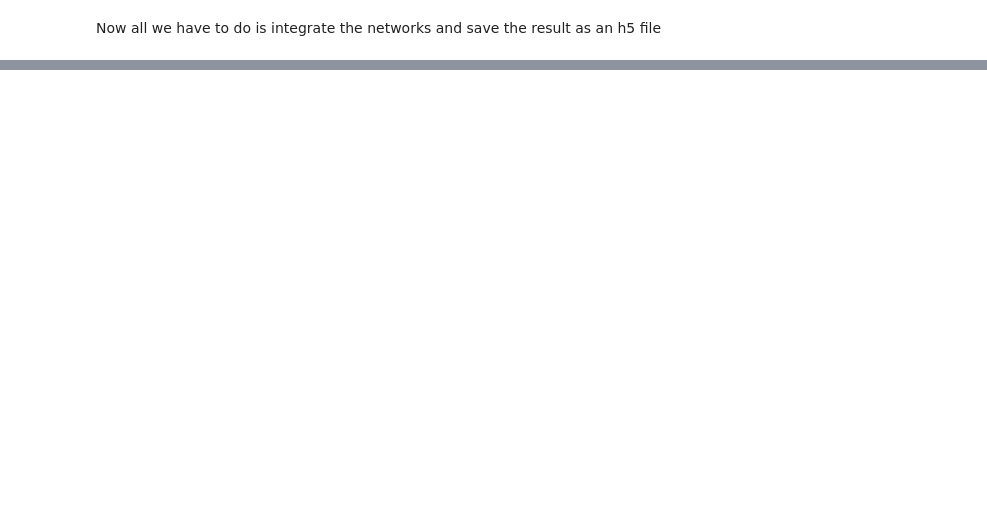
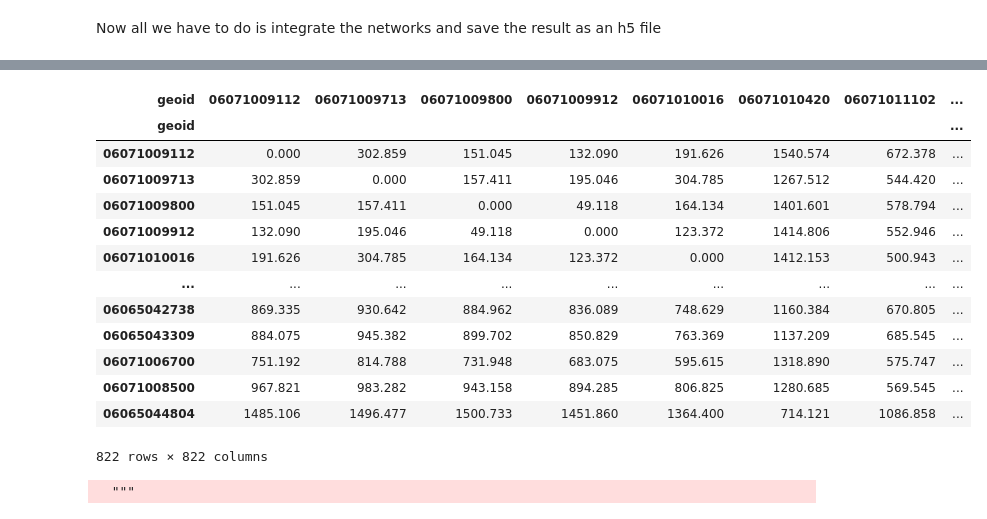
Before and after one commit to knaaptime/healthacc, a Jupyter notebook: notebooks/measure_access.ipynb, the cells around one changed output, grey strips where cells are left out. Saved outputs shown, nothing was run; the diff lists cells and outputs as text; code cells hidden in the pictures; blank space fills up the shorter version.

```diff
--- a/notebooks/measure_access.ipynb
+++ b/notebooks/measure_access.ipynb
@@ -277,0 +239,20 @@ dtype('float64')
+# %%
+def compute_travel_cost_matrix(origins, destinations, network, reindex_name=False):
+    origins = origins.copy()
+    destinations = destinations.copy()
+
+    origins['osm_ids'] = network.get_node_ids(origins.centroid.x, origins.centroid.y).astype(int)
+    destinations['osm_ids'] = network.get_node_ids(destinations.centroid.x, destinations.centroid.y).astype(int)
+
+    ods = {}
+
+    for origin in origins['osm_ids']:
+        ods[f"{origin}"] = network.shortest_path_lengths([int(origin)] * len(origins), destinations['osm_ids'])
+
+    if reindex_name:
+        df = pd.DataFrame(ods, index=origins[reindex_name])
+        df.columns = df.index
+    else:
+        df = pd.DataFrame(ods, index=origins)
+
+    return df
@@ -277,0 +287,21 @@ dtype('float64')
+# %%
+tract_cost
+# %% [output]
+| geoid | 06071009112 | 06071009713 | 06071009800 | 06071009912 | 06071010016 | 06071010420 | 06071011102 | ... |
+| geoid |  |  |  |  |  |  |  | ... |
+| 06071009112 | 0.000 | 302.859 | 151.045 | 132.090 | 191.626 | 1540.574 | 672.378 | ... |
+| 06071009713 | 302.859 | 0.000 | 157.411 | 195.046 | 304.785 | 1267.512 | 544.420 | ... |
+| 06071009800 | 151.045 | 157.411 | 0.000 | 49.118 | 164.134 | 1401.601 | 578.794 | ... |
+| 06071009912 | 132.090 | 195.046 | 49.118 | 0.000 | 123.372 | 1414.806 | 552.946 | ... |
+| 06071010016 | 191.626 | 304.785 | 164.134 | 123.372 | 0.000 | 1412.153 | 500.943 | ... |
+| ... | ... | ... | ... | ... | ... | ... | ... | ... |
+| 06065042738 | 869.335 | 930.642 | 884.962 | 836.089 | 748.629 | 1160.384 | 670.805 | ... |
+| 06065043309 | 884.075 | 945.382 | 899.702 | 850.829 | 763.369 | 1137.209 | 685.545 | ... |
+| 06071006700 | 751.192 | 814.788 | 731.948 | 683.075 | 595.615 | 1318.890 | 575.747 | ... |
+| 06071008500 | 967.821 | 983.282 | 943.158 | 894.285 | 806.825 | 1280.685 | 569.545 | ... |
+| 06065044804 | 1485.106 | 1496.477 | 1500.733 | 1451.860 | 1364.400 | 714.121 | 1086.858 | ... |
+822 rows × 822 columns
+# %%
+tract_adjlist = compute_travel_cost_adjlist(socal, socal, combined_net, reindex_dest='geoid', reindex_orig='geoid')
+# %% [output]
+  """
```
Also changed, not shown: parts of 58 cells of this notebook, 1 other file.
